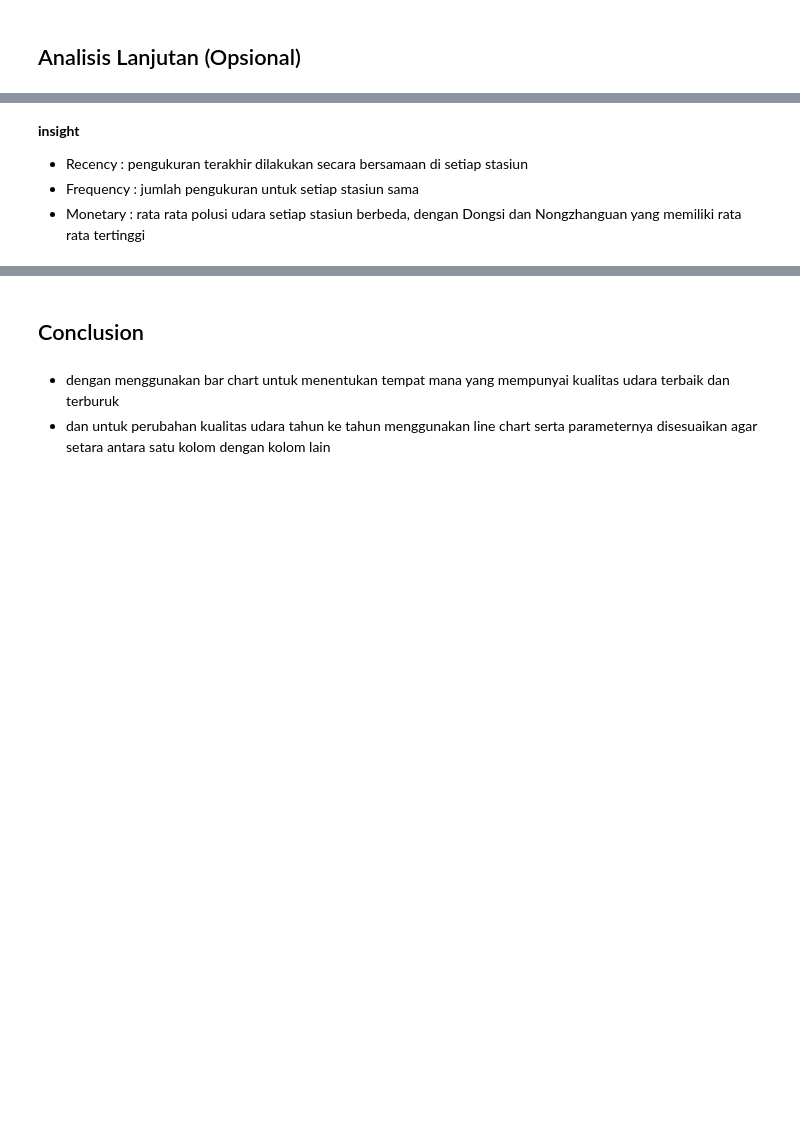
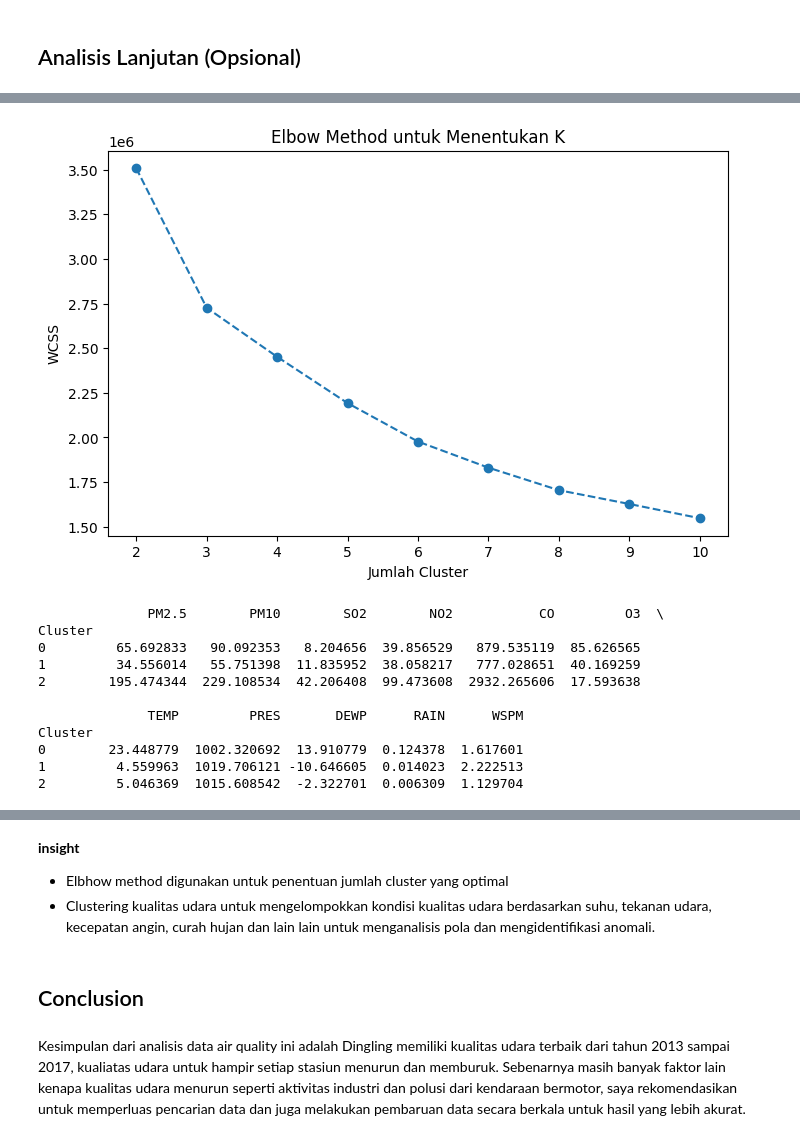
Before and after one commit to BugiSatrio/Air-Quality-dataframe, a Jupyter notebook: notebook.ipynb, the cells around one changed output, grey strips where cells are left out. Saved outputs shown, nothing was run; the diff lists cells and outputs as text; code cells hidden in the pictures; blank space fills up the shorter version.

Commit message:
perubahan eda dan penambahan keterangan

```diff
--- a/notebook.ipynb
+++ b/notebook.ipynb
@@ -330,5 +357,55 @@ Wanshouxigong        0      35064  85.067548        3        3       5
-# %% [markdown]
-**insight**
-- Recency : pengukuran terakhir dilakukan secara bersamaan di setiap stasiun
-- Frequency : jumlah pengukuran untuk setiap stasiun sama
-- Monetary : rata rata polusi udara setiap stasiun berbeda, dengan Dongsi dan Nongzhanguan yang memiliki rata rata tertinggi
+# %%
+from sklearn.preprocessing import StandardScaler
+from sklearn.cluster import KMeans
+from sklearn.decomposition import PCA
+
+df = df_interpolated.copy()
+
+features = ['PM2.5', 'PM10', 'SO2', 'NO2', 'CO', 'O3', 'TEMP', 'PRES', 'DEWP', 'RAIN', 'WSPM']
+df_cluster = df[features]
+
+scaler = StandardScaler()
+df_scaled = scaler.fit_transform(df_cluster)
+
+wcss = []
+for k in range(2, 11):
+    kmeans = KMeans(n_clusters=k, random_state=42, n_init=10)
+    kmeans.fit(df_scaled)
+    wcss.append(kmeans.inertia_)
+
+plt.figure(figsize=(8, 5))
+plt.plot(range(2, 11), wcss, marker='o', linestyle='--')
+plt.xlabel('Jumlah Cluster')
+plt.ylabel('WCSS')
+plt.title('Elbow Method untuk Menentukan K')
+plt.show()
+
+optimal_k = 3
+kmeans = KMeans(n_clusters=optimal_k, random_state=42, n_init=10)
+df['Cluster'] = kmeans.fit_predict(df_scaled)
+
+cluster_summary = df.groupby('Cluster')[features].mean()
+print(cluster_summary)
+
+pca = PCA(n_components=2)
+df_pca = pca.fit_transform(df_scaled)
+df['PCA1'] = df_pca[:, 0]
+df['PCA2'] = df_pca[:, 1]
+
+plt.figure(figsize=(8, 6))
+sns.scatterplot(data=df, x='PCA1', y='PCA2', hue='Cluster', palette='viridis', s=50)
+plt.title('Visualisasi Clustering dengan PCA')
+plt.show()
+# %% [output]
+[figure, added]
+              PM2.5        PM10        SO2        NO2           CO         O3  \
+Cluster
+0         65.692833   90.092353   8.204656  39.856529   879.535119  85.626565
+1         34.556014   55.751398  11.835952  38.058217   777.028651  40.169259
+2        195.474344  229.108534  42.206408  99.473608  2932.265606  17.593638
+
+              TEMP         PRES       DEWP      RAIN      WSPM
+Cluster
+0        23.448779  1002.320692  13.910779  0.124378  1.617601
+1         4.559963  1019.706121 -10.646605  0.014023  2.222513
+2         5.046369  1015.608542  -2.322701  0.006309  1.129704
@@ -335,5 +413,8 @@ Wanshouxigong        0      35064  85.067548        3        3       5
+# %% [markdown]
+**insight**
+- Elbhow method digunakan untuk penentuan jumlah cluster yang optimal
+- Clustering kualitas udara untuk mengelompokkan kondisi kualitas udara berdasarkan suhu, tekanan udara, kecepatan angin, curah hujan dan lain lain untuk menganalisis pola dan mengidentifikasi anomali.
 # %% [markdown]
 ## Conclusion
-# %% [markdown]
-- dengan menggunakan bar chart untuk menentukan tempat mana yang mempunyai kualitas udara terbaik dan terburuk
-- dan untuk perubahan kualitas udara tahun ke tahun menggunakan line chart serta parameternya disesuaikan agar setara antara satu kolom dengan kolom lain
+# %% [markdown]
+Kesimpulan dari analisis data air quality ini adalah Dingling memiliki kualitas udara terbaik dari tahun 2013 sampai 2017, kualiatas udara untuk hampir setiap stasiun menurun dan memburuk. Sebenarnya masih banyak faktor lain kenapa kualitas udara menurun seperti aktivitas industri dan polusi dari kendaraan bermotor, saya rekomendasikan untuk memperluas pencarian data dan juga melakukan pembaruan data secara berkala untuk hasil yang lebih akurat.
```
Also changed, not shown: parts of 33 cells of this notebook, 1 other file.
